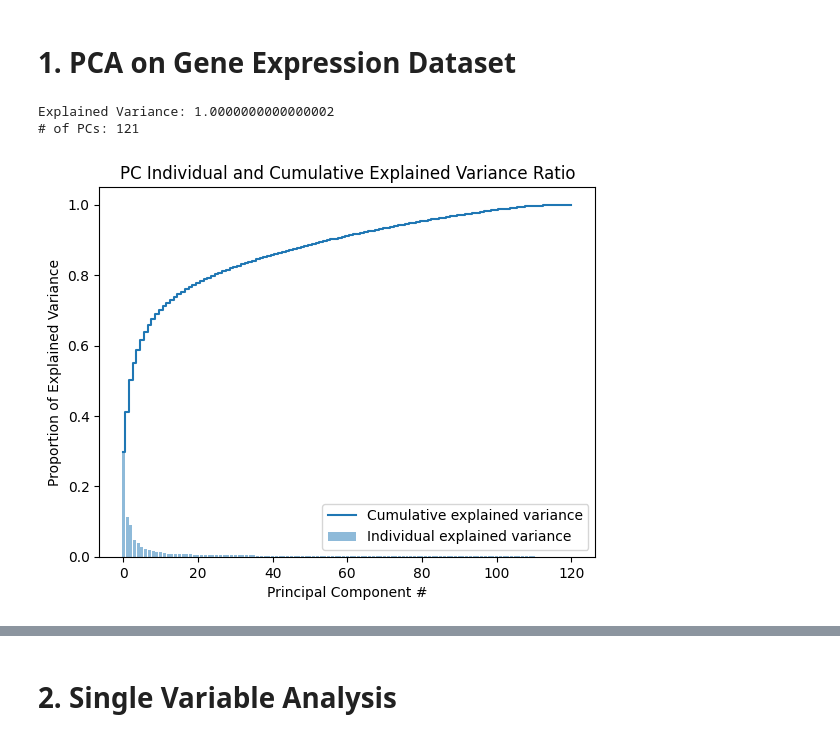
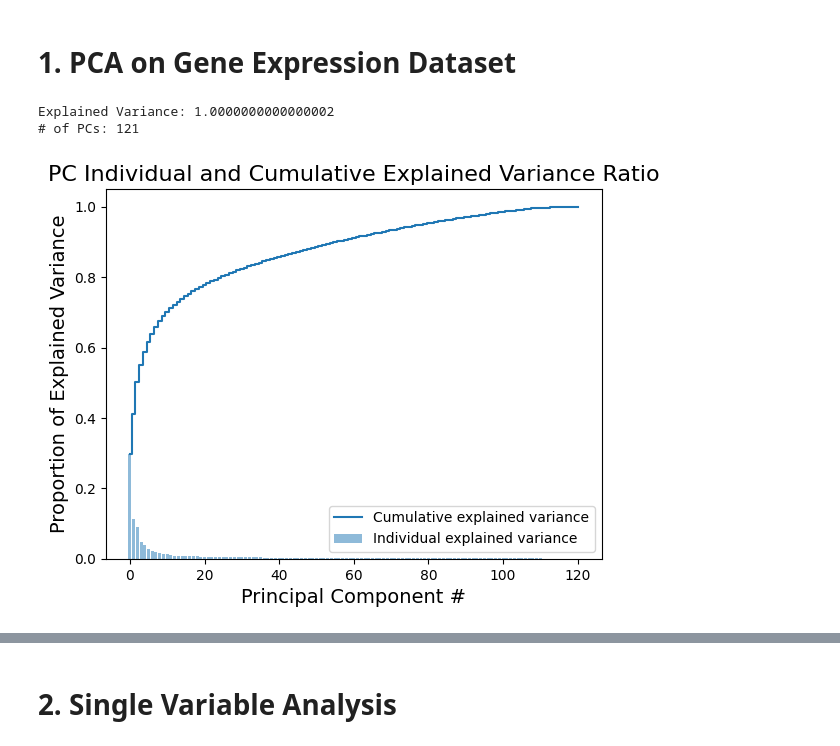
Before and after one commit to siepenmaru/stat3006-a4-code, a Jupyter notebook: A4.ipynb, the cells around one changed output, grey strips where cells are left out. Cells and saved outputs as stored; diff of their text form; code cells hidden in the pictures.

```diff
--- a/A4.ipynb
+++ b/A4.ipynb
@@ -90,37 +90,37 @@ CLASSNAMES = {
 pca = PCA()
 x = pca.fit_transform(X)
 
 explained_variance = pca.explained_variance_ratio_
 cumsum_var = np.cumsum(explained_variance)
 print(f"Explained Variance: {sum(pca.explained_variance_ratio_)}")
 print(f"# of PCs: {pca.n_components_}")
 
 plt.bar(
     range(0,len(explained_variance)),
     explained_variance,
     alpha=0.5,
     align='center',
     label='Individual explained variance'
 )
 
 plt.step(
     range(0,len(cumsum_var)),
     cumsum_var,
     where='mid',
     label='Cumulative explained variance'
 )
 
-plt.ylabel('Proportion of Explained Variance')
-plt.xlabel('Principal Component #')
+plt.ylabel('Proportion of Explained Variance', fontsize=14)
+plt.xlabel('Principal Component #', fontsize=14)
 plt.legend(loc='best')
-plt.title('PC Individual and Cumulative Explained Variance Ratio')
+plt.title('PC Individual and Cumulative Explained Variance Ratio', fontsize=16)
 plt.savefig('figures/PCA_Explained_Variance_Curve')
 
 plt.show()
 # %% [output]
 Explained Variance: 1.0000000000000002
 # of PCs: 121
-[figure, old version]
+[figure, new version]
 # %%
 # oh no duplication anyway
 n_components = 5
```
Also changed, not shown: parts of 17 cells of this notebook, 20 other files.
